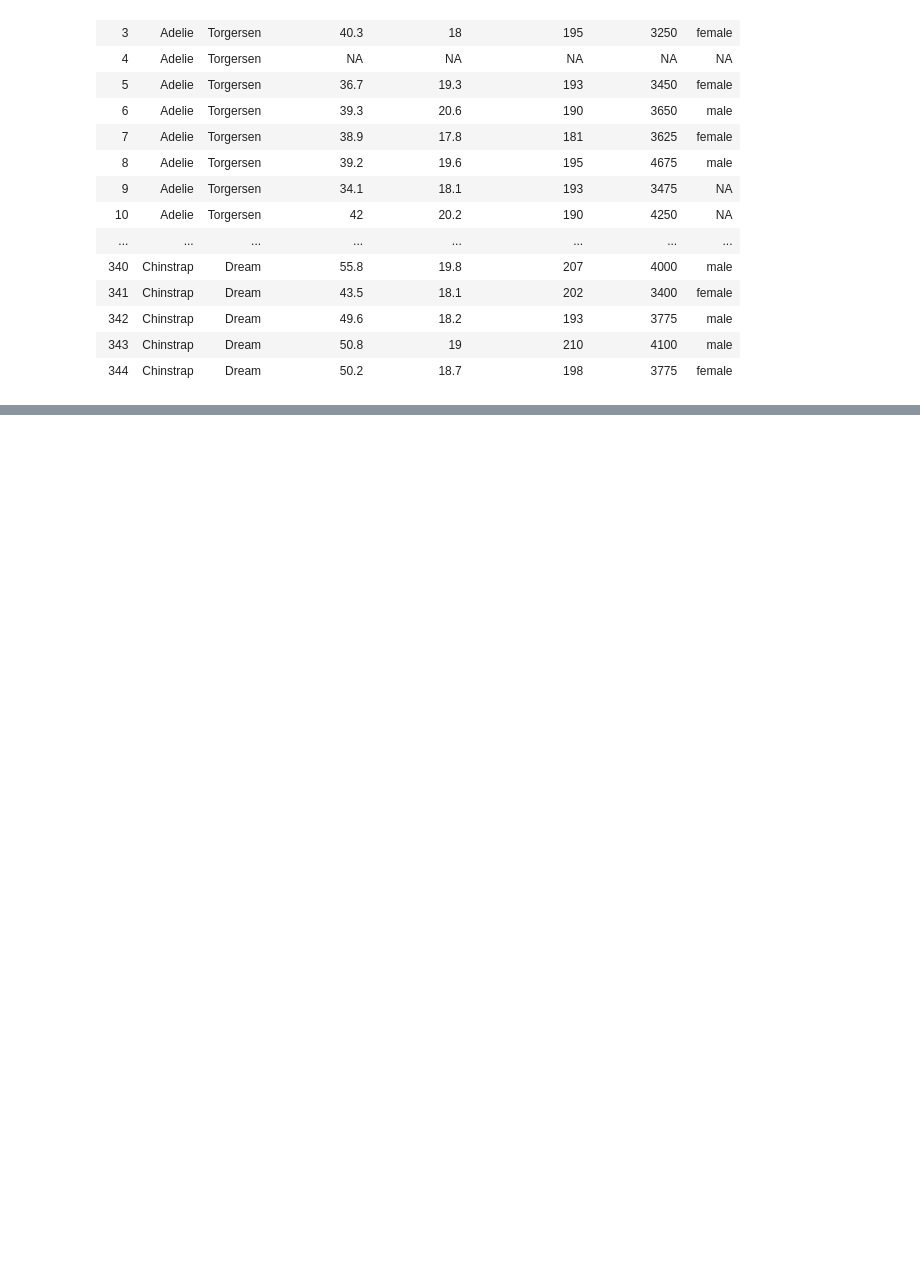
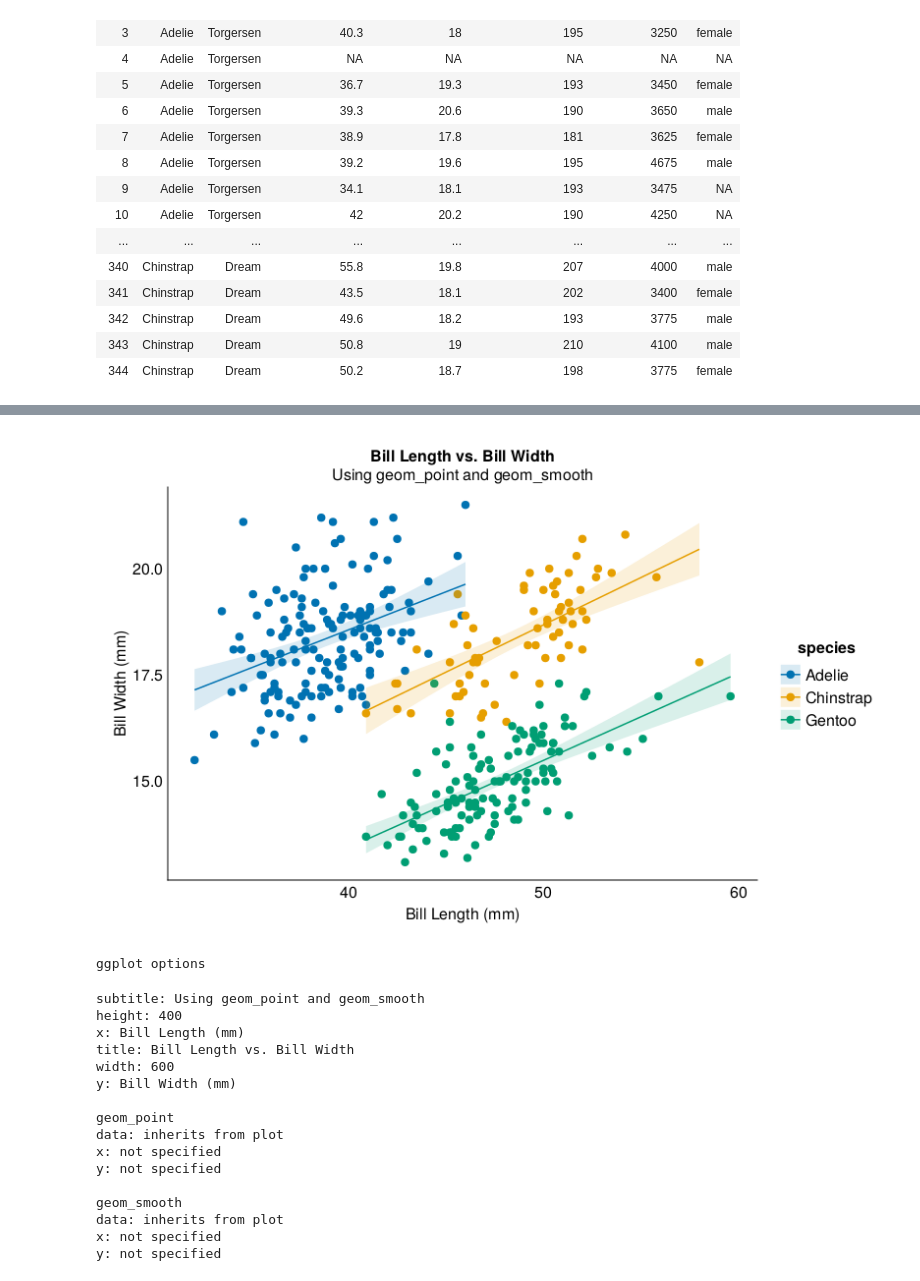
Before and after one commit to chlazaris/Julia_for_DS, a Jupyter notebook: Julia_Tidier.ipynb, the cells around one changed output, grey strips where cells are left out. Saved outputs shown, nothing was run; the diff lists cells and outputs as text; code cells hidden in the pictures; blank space fills up the shorter version.

Commit message:
Added scatteplot, boxplot, and violin plot

```diff
--- a/Julia_Tidier.ipynb
+++ b/Julia_Tidier.ipynb
@@ -228,3 +227,7 @@ penguins = DataFrame(CSV.File("/Users/lazarch2/Documents/Julia_for_DS/penguins.c
 | 342 | Chinstrap | Dream | 49.6 | 18.2 | 193 | 3775 | male |
 | 343 | Chinstrap | Dream | 50.8 | 19 | 210 | 4100 | male |
 | 344 | Chinstrap | Dream | 50.2 | 18.7 | 198 | 3775 | female |
+# %%
+penguins_non_missing = @chain penguins begin
+    @filter(bill_length_mm != "NA", bill_depth_mm != "NA")
+end
@@ -230,0 +255,2 @@ penguins = DataFrame(CSV.File("/Users/lazarch2/Documents/Julia_for_DS/penguins.c
+# %%
+penguins_non_missing.bill_length_mm = parse.(Float64, penguins_non_missing.bill_length_mm)
@@ -230,0 +275,2 @@ penguins = DataFrame(CSV.File("/Users/lazarch2/Documents/Julia_for_DS/penguins.c
+# %%
+penguins_non_missing.bill_depth_mm = parse.(Float64, penguins_non_missing.bill_depth_mm)
@@ -230,0 +295,30 @@ penguins = DataFrame(CSV.File("/Users/lazarch2/Documents/Julia_for_DS/penguins.c
+# %%
+# Load TidierPlots
+using TidierPlots
+
+ggplot(penguins_non_missing, aes(x = "bill_length_mm", y = "bill_depth_mm", color = "species")) +
+    geom_point() +
+    geom_smooth(method = "lm") +
+    labs(x = "Bill Length (mm)", y = "Bill Width (mm)",
+        title = "Bill Length vs. Bill Width",
+        subtitle = "Using geom_point and geom_smooth") +
+    theme_minimal()
+# %% [output]
+[figure, added]
+ggplot options
+subtitle: Using geom_point and geom_smooth
+height: 400
+x: Bill Length (mm)
+title: Bill Length vs. Bill Width
+width: 600
+y: Bill Width (mm)
+
+geom_point
+data: inherits from plot
+x: not specified
+y: not specified
+
+geom_smooth
+data: inherits from plot
+x: not specified
+y: not specified
```
Also changed, not shown: parts of 6 cells of this notebook.
